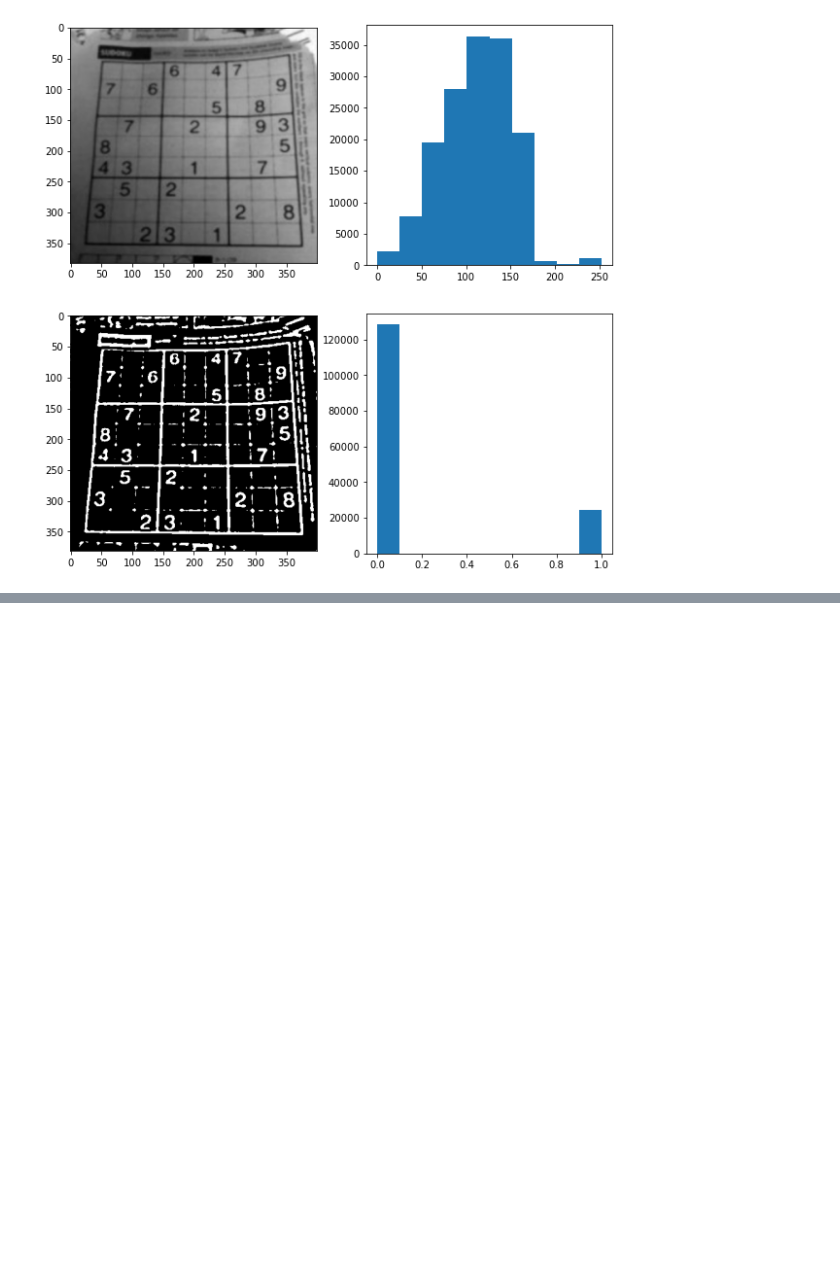
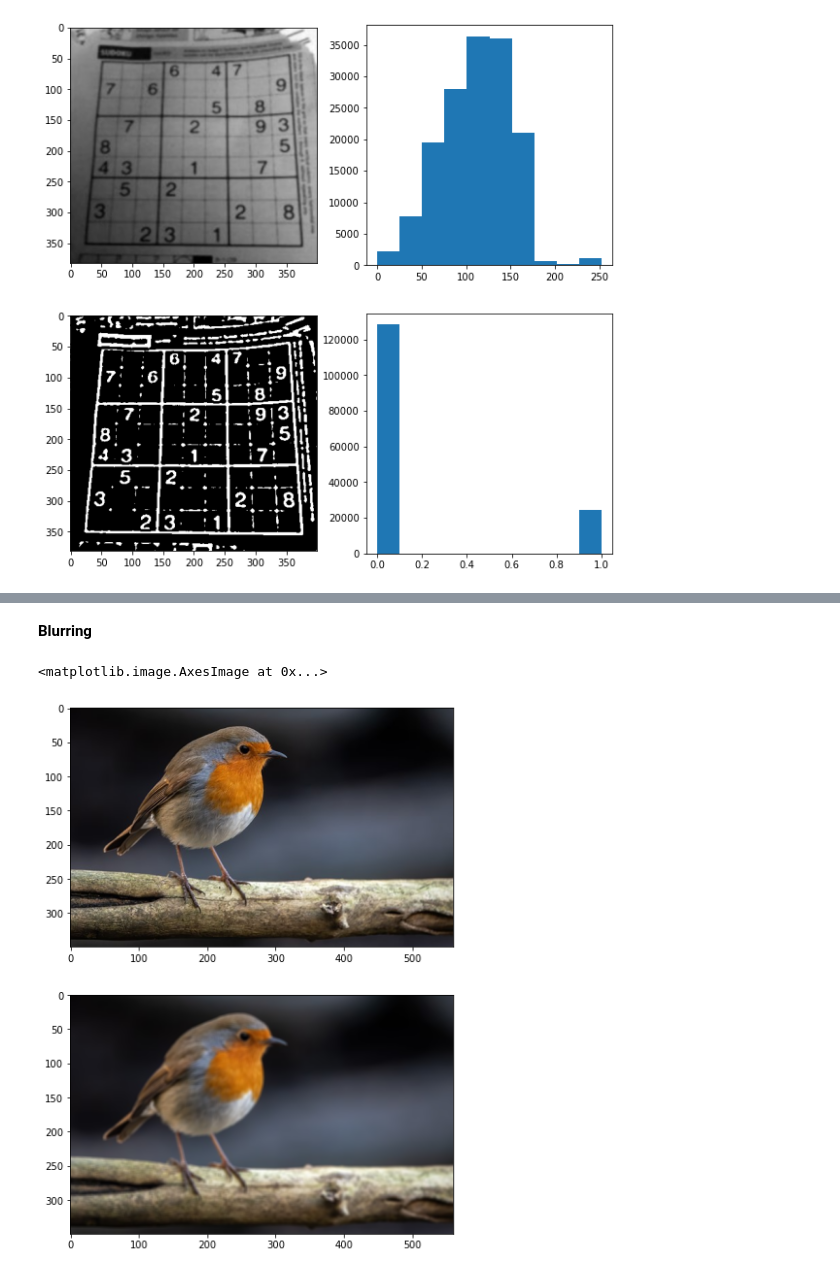
Before and after one commit to gokulg02/DEXBOT-CV-workshop, a Jupyter notebook: Image_filters_and_thresholding.ipynb, the cells around one changed output, grey strips where cells are left out. Drawn from its saved outputs; the diff is of its cells as text; code cells hidden in the pictures; blank space fills up the shorter version.

```diff
--- a/Image_filters_and_thresholding.ipynb
+++ b/Image_filters_and_thresholding.ipynb
@@ -136,0 +141,11 @@ array([[1, 0, 0, ..., 0, 0, 1],
+# %% [markdown]
+__Blurring__
+# %%
+kernel1 = np.ones((5,5))/25
+blur = cv2.filter2D(img, -1, kernel1)
+f, ax = plt.subplots(2,figsize=(10, 10))
+ax[0].imshow(img[:,:,::-1])
+ax[1].imshow(blur[:,:,::-1])
+# %% [output]
+<matplotlib.image.AxesImage at 0x...>
+[figure, added]
```
Also changed, not shown: parts of 9 cells of this notebook.
